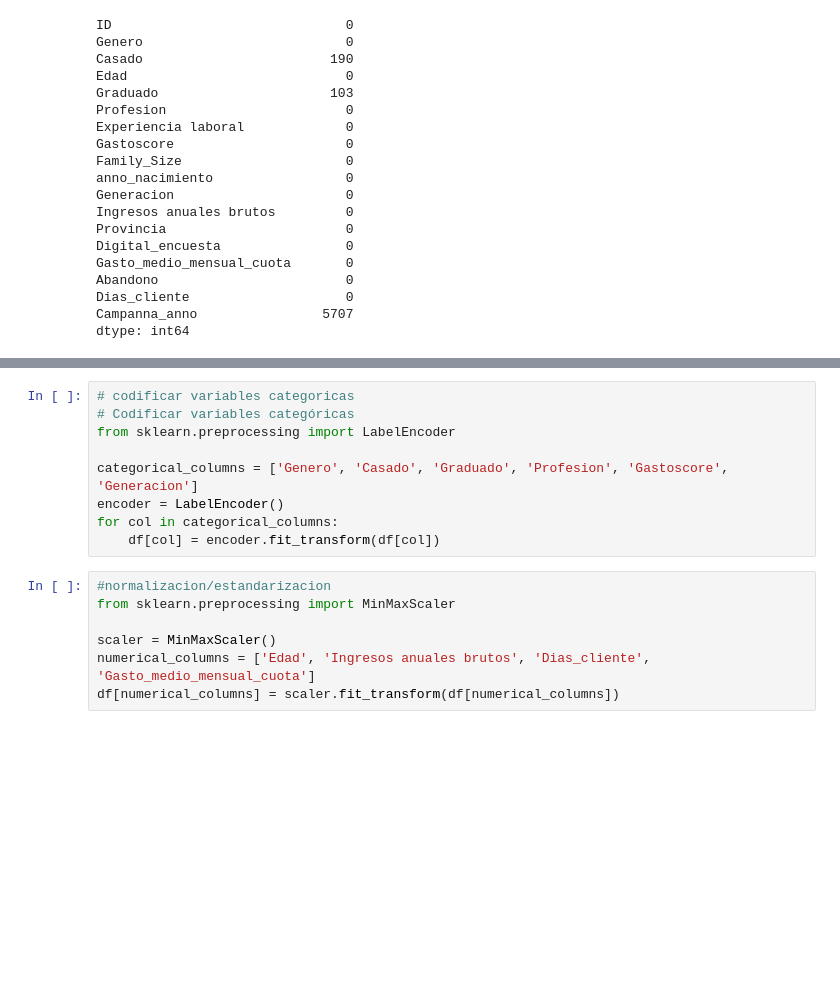
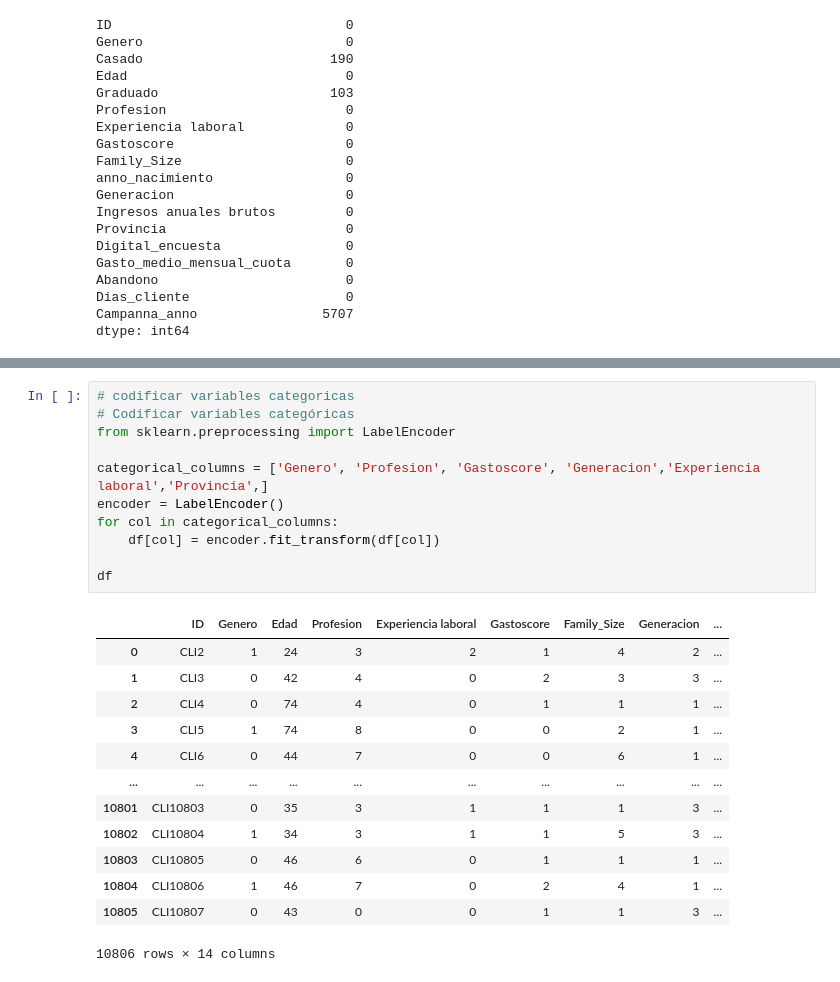
Before and after one commit to joseluis031/Segm_clientes, a Jupyter notebook: limpieza.ipynb, the cells around one changed output, grey strips where cells are left out. Drawn from its saved outputs; the diff is of its cells as text; blank space fills up the shorter version.

```diff
--- a/limpieza.ipynb
+++ b/limpieza.ipynb
@@ -105,16 +104,25 @@ df.fillna({'Campanna_anno': "Ninguna"})
 # %%
 # codificar variables categoricas
 # Codificar variables categóricas
 from sklearn.preprocessing import LabelEncoder
 
-categorical_columns = ['Genero', 'Casado', 'Graduado', 'Profesion', 'Gastoscore', 'Generacion']
+categorical_columns = ['Genero', 'Profesion', 'Gastoscore', 'Generacion','Experiencia laboral','Provincia',]
 encoder = LabelEncoder()
 for col in categorical_columns:
     df[col] = encoder.fit_transform(df[col])
+
+df
+# %% [output]
+|  | ID | Genero | Edad | Profesion | Experiencia laboral | Gastoscore | Family_Size | Generacion | ... |
+| 0 | CLI2 | 1 | 24 | 3 | 2 | 1 | 4 | 2 | ... |
+| 1 | CLI3 | 0 | 42 | 4 | 0 | 2 | 3 | 3 | ... |
+| 2 | CLI4 | 0 | 74 | 4 | 0 | 1 | 1 | 1 | ... |
+| 3 | CLI5 | 1 | 74 | 8 | 0 | 0 | 2 | 1 | ... |
+| 4 | CLI6 | 0 | 44 | 7 | 0 | 0 | 6 | 1 | ... |
+| ... | ... | ... | ... | ... | ... | ... | ... | ... | ... |
+| 10801 | CLI10803 | 0 | 35 | 3 | 1 | 1 | 1 | 3 | ... |
+| 10802 | CLI10804 | 1 | 34 | 3 | 1 | 1 | 5 | 3 | ... |
+| 10803 | CLI10805 | 0 | 46 | 6 | 0 | 1 | 1 | 1 | ... |
+| 10804 | CLI10806 | 1 | 46 | 7 | 0 | 2 | 4 | 1 | ... |
+| 10805 | CLI10807 | 0 | 43 | 0 | 0 | 1 | 1 | 3 | ... |
+10806 rows × 14 columns
-# %%
-#normalizacion/estandarizacion
-from sklearn.preprocessing import MinMaxScaler
-
-scaler = MinMaxScaler()
-numerical_columns = ['Edad', 'Ingresos anuales brutos', 'Dias_cliente', 'Gasto_medio_mensual_cuota']
-df[numerical_columns] = scaler.fit_transform(df[numerical_columns])
```
Also changed, not shown: parts of 5 cells of this notebook, 3 other files.
